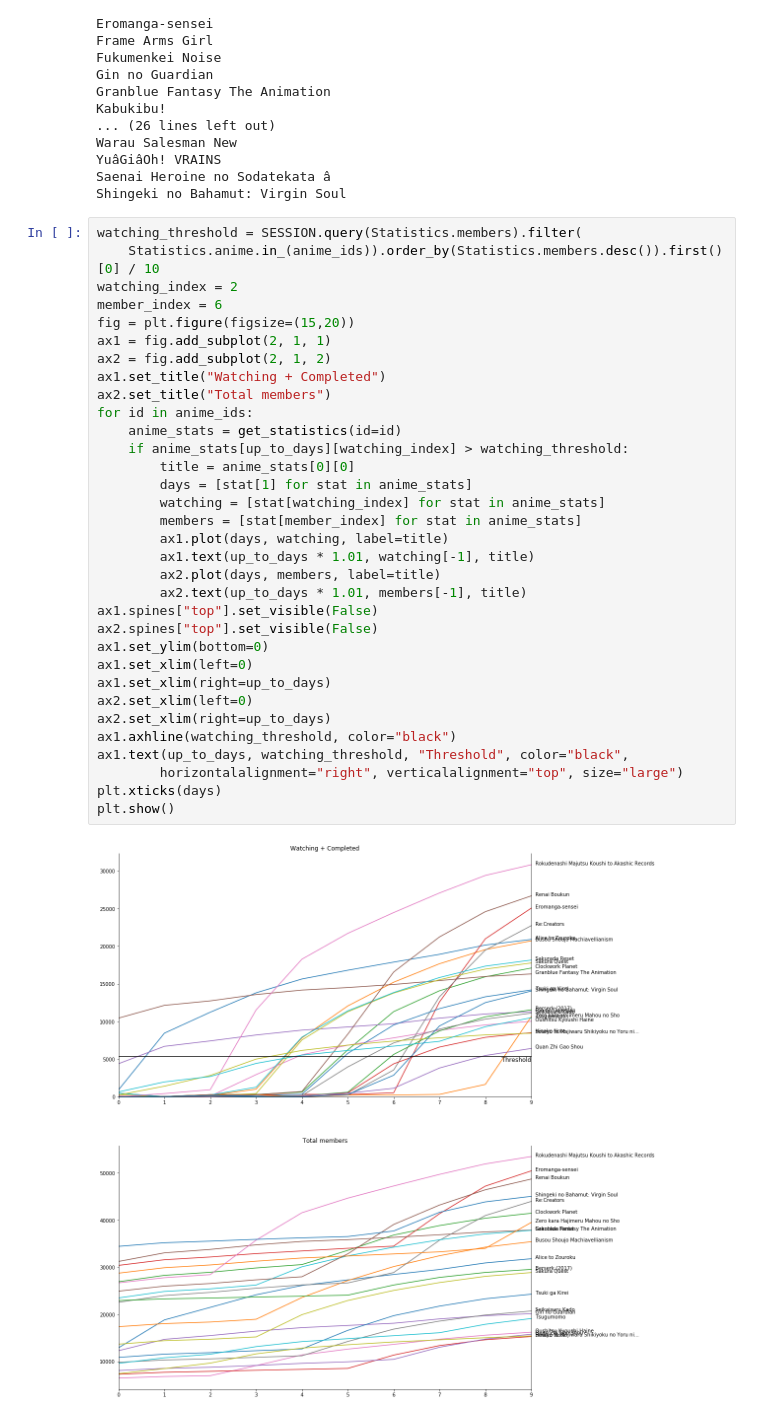
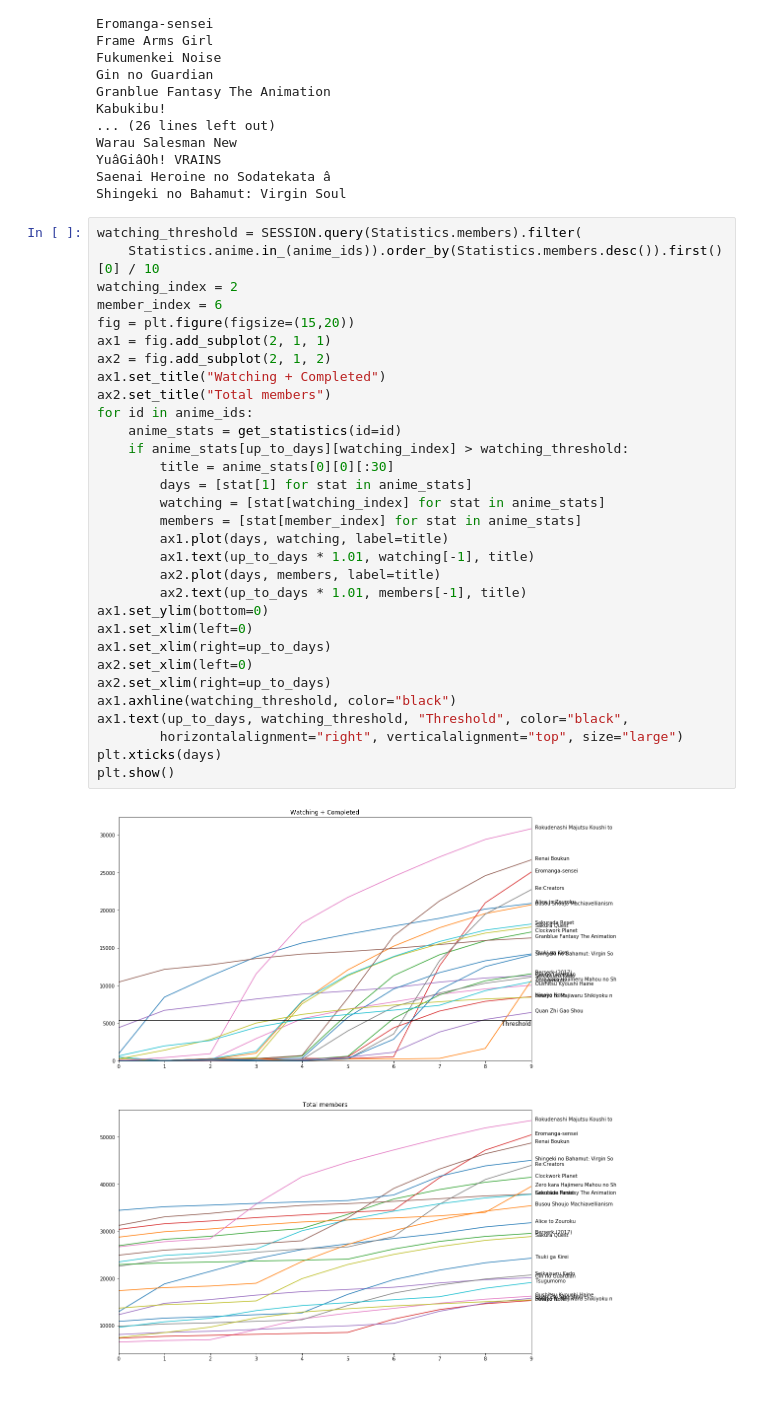
Before and after one commit to leyhline/falchooser, a Jupyter notebook: analysis.ipynb, the cells around one changed output. Saved outputs shown, nothing was run; the diff lists cells and outputs as text; blank space fills up the shorter version.

```diff
--- a/analysis.ipynb
+++ b/analysis.ipynb
@@ -64,37 +63,35 @@ Shingeki no Bahamut: Virgin Soul
 watching_threshold = SESSION.query(Statistics.members).filter(
     Statistics.anime.in_(anime_ids)).order_by(Statistics.members.desc()).first()[0] / 10
 watching_index = 2
 member_index = 6
 fig = plt.figure(figsize=(15,20))
 ax1 = fig.add_subplot(2, 1, 1)
 ax2 = fig.add_subplot(2, 1, 2)
 ax1.set_title("Watching + Completed")
 ax2.set_title("Total members")
 for id in anime_ids:
     anime_stats = get_statistics(id=id)
     if anime_stats[up_to_days][watching_index] > watching_threshold:
-        title = anime_stats[0][0]
+        title = anime_stats[0][0][:30]
         days = [stat[1] for stat in anime_stats]
         watching = [stat[watching_index] for stat in anime_stats]
         members = [stat[member_index] for stat in anime_stats]
         ax1.plot(days, watching, label=title)
         ax1.text(up_to_days * 1.01, watching[-1], title)
         ax2.plot(days, members, label=title)
         ax2.text(up_to_days * 1.01, members[-1], title)
-ax1.spines["top"].set_visible(False)
-ax2.spines["top"].set_visible(False)
 ax1.set_ylim(bottom=0)
 ax1.set_xlim(left=0)
 ax1.set_xlim(right=up_to_days)
 ax2.set_xlim(left=0)
 ax2.set_xlim(right=up_to_days)
 ax1.axhline(watching_threshold, color="black")
 ax1.text(up_to_days, watching_threshold, "Threshold", color="black",
         horizontalalignment="right", verticalalignment="top", size="large")
 plt.xticks(days)
 plt.show()
 # %% [output]
-[figure, old version]
+[figure, new version]
 # %%
 query = SESSION.query(Anime.title, Statistics.plantowatch).join(Statistics, Statistics.anime==Anime.id).filter(
     Statistics.day==0, ~Anime.title.in_(filtered_titles)).order_by(Statistics.plantowatch.desc()).all()
```
Also changed, not shown: parts of 3 cells of this notebook.
